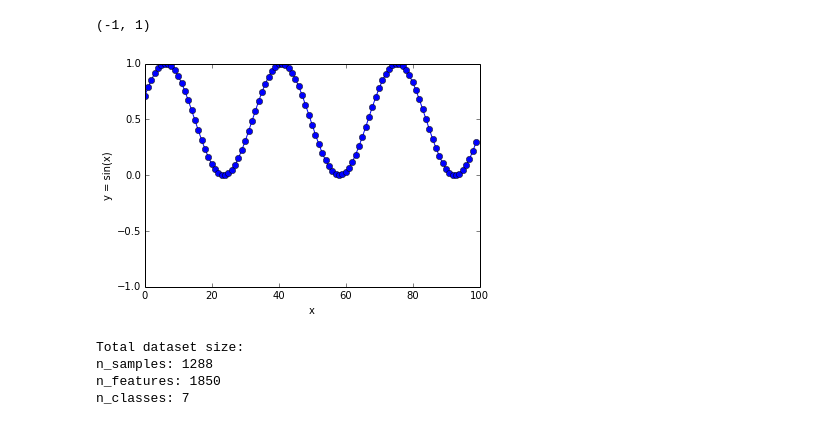
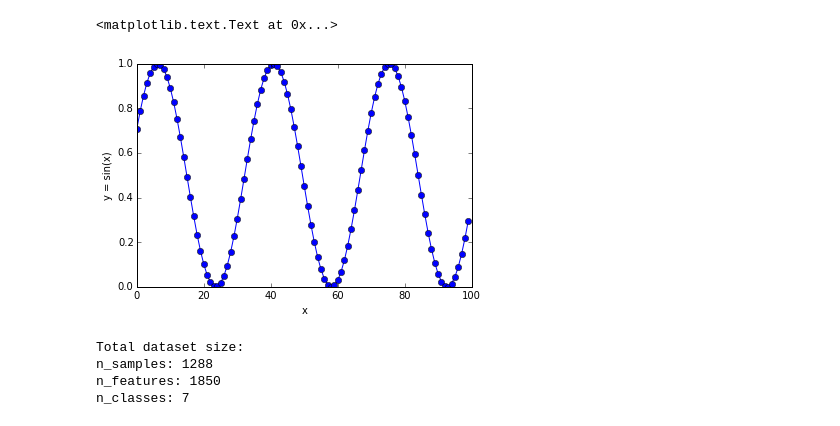
Before and after one commit to ogrisel/notebooks, a Jupyter notebook: sklearn_demos/Face recognition.ipynb, the cells around one changed output. Saved outputs shown, nothing was run; the diff lists cells and outputs as text; code cells hidden in the pictures.

```diff
--- a/sklearn_demos/Face recognition.ipynb
+++ b/sklearn_demos/Face recognition.ipynb
@@ -4,18 +4,17 @@ from time import time
 # %%
 %matplotlib inline
 import numpy as np
 import matplotlib.pyplot as plt
 
 x = np.linspace(1, 10, 100)
 y = np.sin(x) ** 2
 
 plt.plot(y, 'o-')
 plt.xlabel('x')
 plt.ylabel('y = sin(x)')
-plt.ylim(-1, 1)
 # %% [output]
-(-1, 1)
+<matplotlib.text.Text at 0x...>
-[figure, old version]
+[figure, new version]
 # %%
 import logging
 from sklearn.datasets import fetch_lfw_people
```
Also changed, not shown: parts of 9 cells of this notebook.
